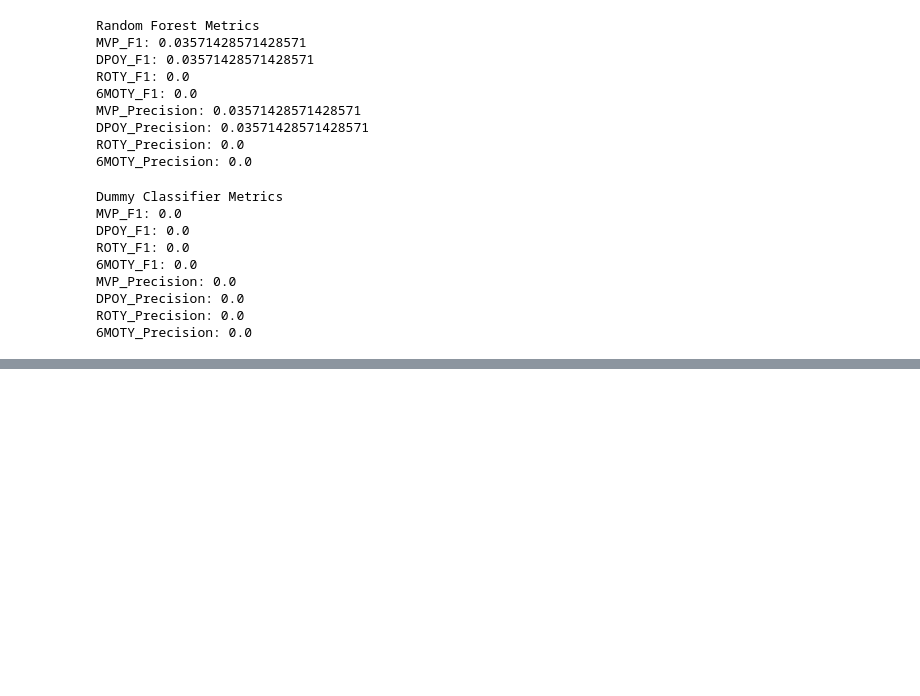
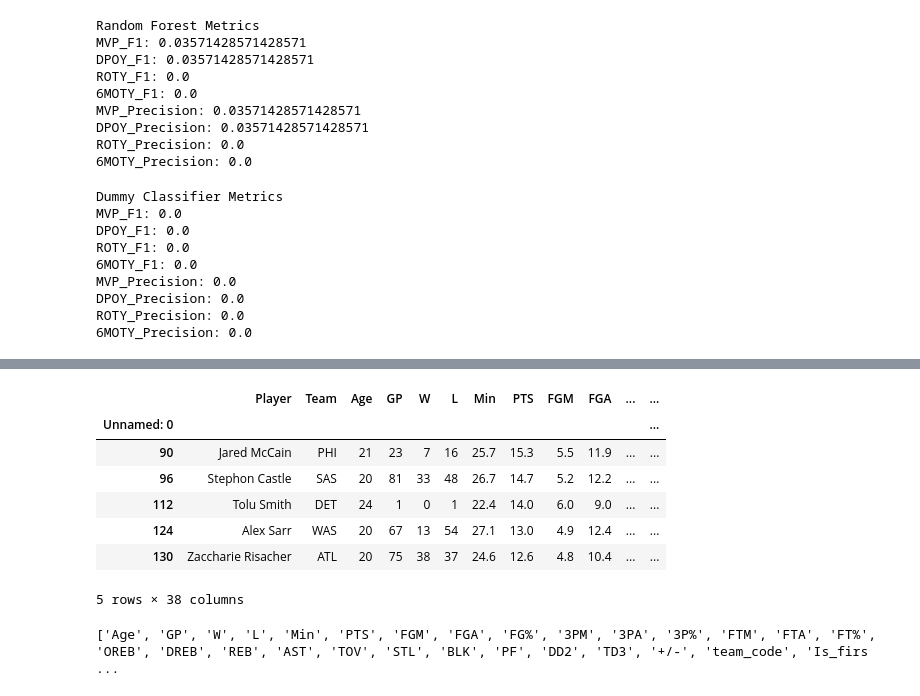
Before and after one commit to jall0h/NBA-Award-Predictor, a Jupyter notebook: recommender.ipynb, the cells around one changed output, grey strips where cells are left out. Saved outputs shown, nothing was run; the diff lists cells and outputs as text; code cells hidden in the pictures; blank space fills up the shorter version.

Commit message:
Correct errors in features  and add feature for first year

```diff
--- a/recommender.ipynb
+++ b/recommender.ipynb
@@ -187,4 +187,6 @@ Adding more Features
-# %%
-content["PTS_per_game"] = content["PTS"] / content["GP"]
-content["REB_per_game"] = content["REB"] / content["GP"]
-content["D_per_game"] = content["PTS"] / content["GP"]
+# %%
+def check_if_players_first_season(player):
+    test = content[content["Season_code"] < player["Season_code"]]
+    return int(player["player_code"] not in test["player_code"].values)
+# %%
+content["Is_first_season"] = content.apply(check_if_players_first_season, axis=1)
@@ -190,0 +204,17 @@ content["D_per_game"] = content["PTS"] / content["GP"]
+# %%
+rookies = content[content["Is_first_season"] == 1]
+rookies.head()
+# %% [output]
+|  | Player | Team | Age | GP | W | L | Min | PTS | FGM | FGA | ... | ... |
+| Unnamed: 0 |  |  |  |  |  |  |  |  |  |  |  | ... |
+| 90 | Jared McCain | PHI | 21 | 23 | 7 | 16 | 25.7 | 15.3 | 5.5 | 11.9 | ... | ... |
+| 96 | Stephon Castle | SAS | 20 | 81 | 33 | 48 | 26.7 | 14.7 | 5.2 | 12.2 | ... | ... |
+| 112 | Tolu Smith | DET | 24 | 1 | 0 | 1 | 22.4 | 14.0 | 6.0 | 9.0 | ... | ... |
+| 124 | Alex Sarr | WAS | 20 | 67 | 13 | 54 | 27.1 | 13.0 | 4.9 | 12.4 | ... | ... |
+| 130 | Zaccharie Risacher | ATL | 20 | 75 | 38 | 37 | 24.6 | 12.6 | 4.8 | 10.4 | ... | ... |
+5 rows × 38 columns
+# %%
+predictors.append("Is_first_season")
+print(predictors)
+# %% [output]
+['Age', 'GP', 'W', 'L', 'Min', 'PTS', 'FGM', 'FGA', 'FG%', '3PM', '3PA', '3P%', 'FTM', 'FTA', 'FT%', 'OREB', 'DREB', 'REB', 'AST', 'TOV', 'STL', 'BLK', 'PF', 'DD2', 'TD3', '+/-', 'team_code', 'Is_firs ...
```
Also changed, not shown: parts of 5 cells of this notebook.
